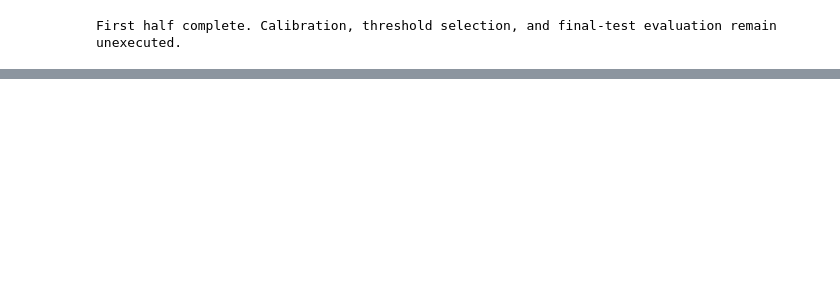
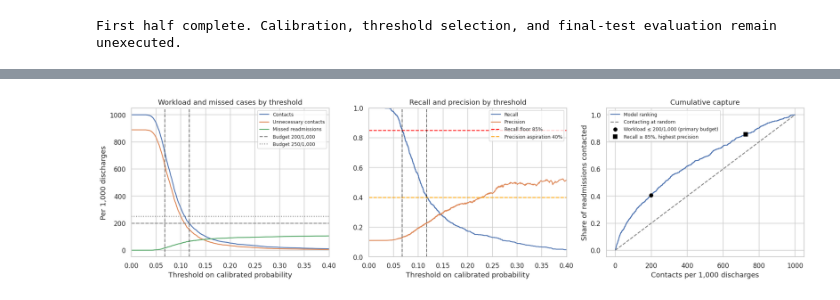
Before and after one commit to leaabj/healthcare_ai, a Jupyter notebook: Diabetes_Readmission_RAI_Skeleton.ipynb, the cells around one changed output, grey strips where cells are left out. Drawn from its saved outputs; the diff is of its cells as text; code cells hidden in the pictures; blank space fills up the shorter version.

```diff
--- a/Diabetes_Readmission_RAI_Skeleton.ipynb
+++ b/Diabetes_Readmission_RAI_Skeleton.ipynb
@@ -923,0 +901,31 @@ Quantify expected mitigation effects only when measured, or label them as assump
+# %%
+finite = candidate_table[np.isfinite(candidate_table["threshold"])]
+compared = {PRIMARY_WORKLOAD: "o", RECALL_POLICY: "s"}
+fig, axes = plt.subplots(1, 3, figsize=(17, 4.6))
+for column, label in [("alerts_per_1000", "Contacts"), ("false_alerts_per_1000", "Unnecessary contacts"),
+                      ("missed_per_1000", "Missed readmissions")]:
+    axes[0].plot(finite["threshold"], finite[column], label=label)
+for budget, style in [(ALERT_BUDGET_PER_1000, "--"), (ALTERNATIVE_ALERT_BUDGET_PER_1000, ":")]:
+    axes[0].axhline(budget, color="gray", linestyle=style, label=f"Budget {budget}/1,000")
+axes[0].set(xlim=(0, 0.4), xlabel="Threshold on calibrated probability", ylabel="Per 1,000 discharges",
+            title="Workload and missed cases by threshold")
+axes[1].plot(finite["threshold"], finite["recall"], label="Recall")
+axes[1].plot(finite["threshold"], finite["precision"], label="Precision")
+axes[1].axhline(RECALL_FLOOR, color="red", linestyle="--", label=f"Recall floor {RECALL_FLOOR:.0%}")
+axes[1].axhline(PRECISION_ASPIRATION, color="orange", linestyle="--", label=f"Precision aspiration {PRECISION_ASPIRATION:.0%}")
+axes[1].set(xlim=(0, 0.4), ylim=(0, 1), xlabel="Threshold on calibrated probability", title="Recall and precision by threshold")
+axes[2].plot(finite["alerts_per_1000"], finite["recall"], label="Model ranking")
+axes[2].plot([0, 1000], [0, 1], color="gray", linestyle="--", label="Contacting at random")
+axes[2].set(xlabel="Contacts per 1,000 discharges", ylabel="Share of readmissions contacted", title="Cumulative capture")
+for name, marker in compared.items():
+    row = policies[name]
+    for ax in axes[:2]:
+        ax.axvline(row["threshold"], color="black", linestyle="-.", linewidth=0.8)
+    axes[2].plot(row["alerts_per_1000"], row["recall"], marker, color="black", label=name)
+for ax in axes:
+    ax.legend(fontsize=8)
+fig.tight_layout()
+fig.savefig(ARTIFACT_DIR / "policy_threshold_tradeoffs.png", bbox_inches="tight")
+plt.show()
+# %% [output]
+[figure, added]
```
Also changed, not shown: parts of 54 cells of this notebook, 4 other files.
